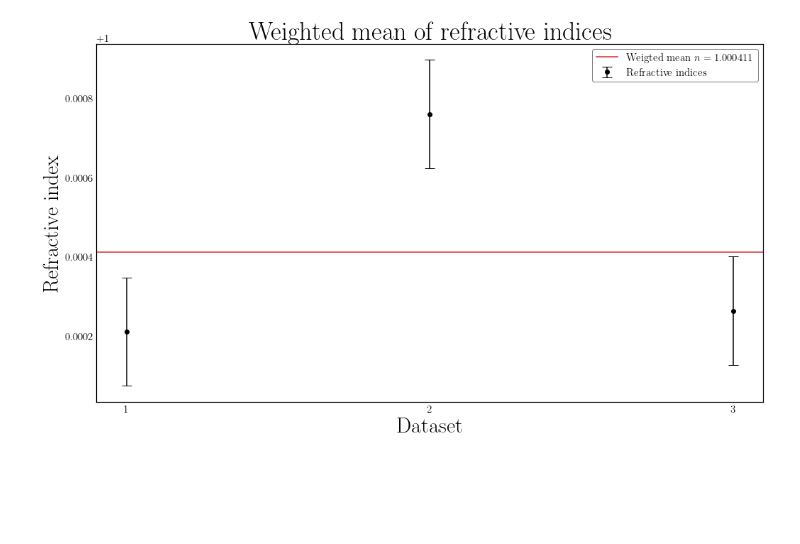
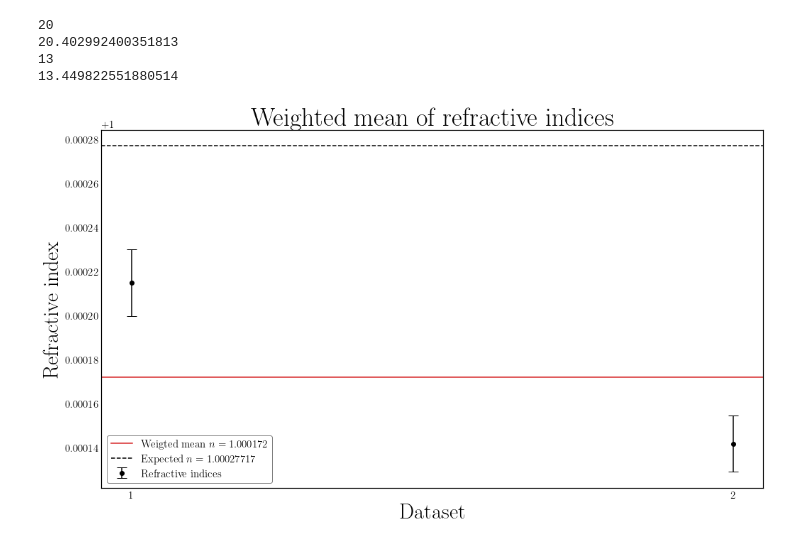
Before and after one commit to Emiliuhre/Labgruppe-Eksperimentiel-Fysik-2, a Jupyter notebook: Exercise 3/Databehandling/Aircell.ipynb, the cells around one changed output. Cells and saved outputs as stored; diff of their text form; code cells hidden in the pictures; blank space fills up the shorter version.

```diff
--- a/Exercise 3/Databehandling/Aircell.ipynb
+++ b/Exercise 3/Databehandling/Aircell.ipynb
@@ -125,0 +241,18 @@ ns = np.array(ns)
+# %%
+fig, ax = plt.subplots()
+data = np.loadtxt(f"../Data/Day 2/Pump-000{1}.txt", skiprows=3)
+#Sættet splittes op i tid og spænding
+time = data[:,0]
+voltage = data[:,1]
+_, _, tops, times = pointFinder(voltage, time, ofs=np.mean(voltage), err=0.1)
+
+#func = lambda t, A, a, b, c, phi: A*np.sin(a*t**2 + b*t + phi) + c
+#coeffs, cov = curve_fit(func, time, voltage, [0.3, -9.5, 60, 4, 2])
+func = lambda t, A, a, phi, b: A * np.sin(a * np.sqrt(t) + phi) + b
+coeffs, cov = curve_fit(func, time, voltage, [0.3, -54, 1, .4])
+
+ts = np.linspace(0, time[-1], 500)
+A, a, phi, b = coeffs
+ax.plot(time, voltage)
+ax.plot(ts, func(ts, A, a, phi, b), color="C3")
+#ax.plot(times, tops, "x", color="C3")
@@ -126,18 +262,50 @@ ns = np.array(ns)
+# %%
+#Liste af n-værdier
+ns = []
+
+#Antal datasæt der skal gennemløbes
+sets = 2
+
+for i in range(sets):
+    #Datasæt indlæses
+    data = np.loadtxt(f"../Data/Day 2/Pump-000{i+1}.txt", skiprows=3)
+
+    time = data[:,0]
+    voltage = data[:,1]
+
+    #Toppe og dale findes
+    _, _, tops, times = pointFinder(voltage, time, ofs=np.mean(voltage), err=0.1)
+
+    #Tryk for sættet defineres
+    p = 2 #atm
+
+    n, sigma = zapprox(tops, p)
+    n, sigma = fracapprox(tops, times, time, p)
+
+    #n og usikkerhed tilføjes til liste
+    ns.append(np.array([n, sigma]))
+ns = np.array(ns)
+# %% [output]
+20
+20.402992400351813
+13
+13.449822551880514
 # %%
 refIndecies = ns[:,0]
 sigmas = ns[:,1]
 navg = np.average(refIndecies, weights=1/sigmas**2)
 
 fig, ax = plt.subplots(figsize=(15,9))
 
 ax.errorbar(list(range(1, len(ns)+1)), refIndecies, fmt="o", color="black", yerr=sigmas, label="Refractive indices", capsize = 7)
 ax.axhline(navg, color="C3", label=f"Weigted mean $n = {navg:.6f}$")
+ax.axhline(1.00027717, color="black", linestyle="--", label=f"Expected $n = 1.00027717$")
 ax.set_xticks(list(range(1, len(ns)+1)))
 ax.set_xlabel("Dataset")
 ax.set_ylabel("Refractive index")
 ax.set_title("Weighted mean of refractive indices")
 ax.legend()
 
 fig.tight_layout()
 # %% [output]
-[figure, old version]
+[figure, new version]
```
Also changed, not shown: parts of 5 cells of this notebook.
